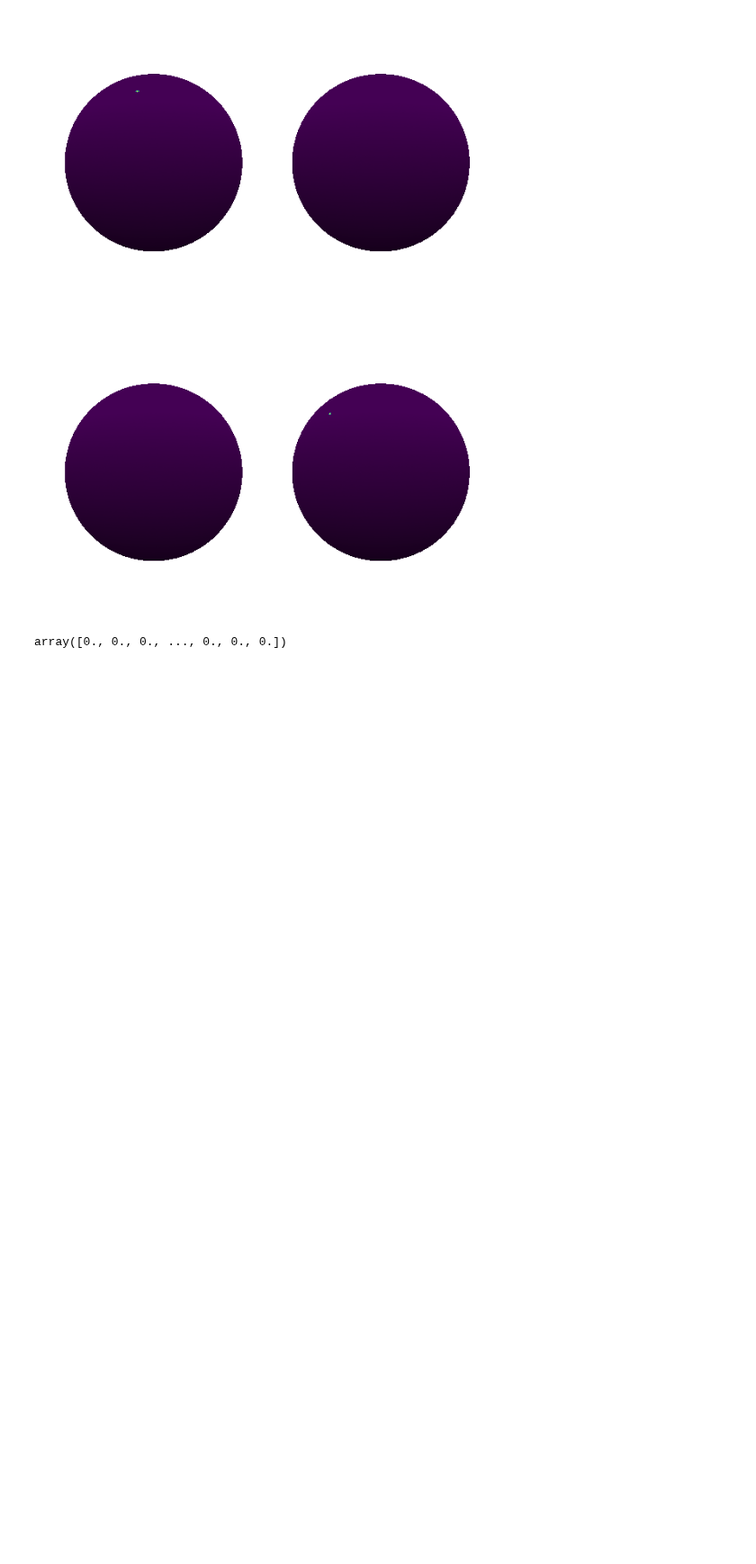
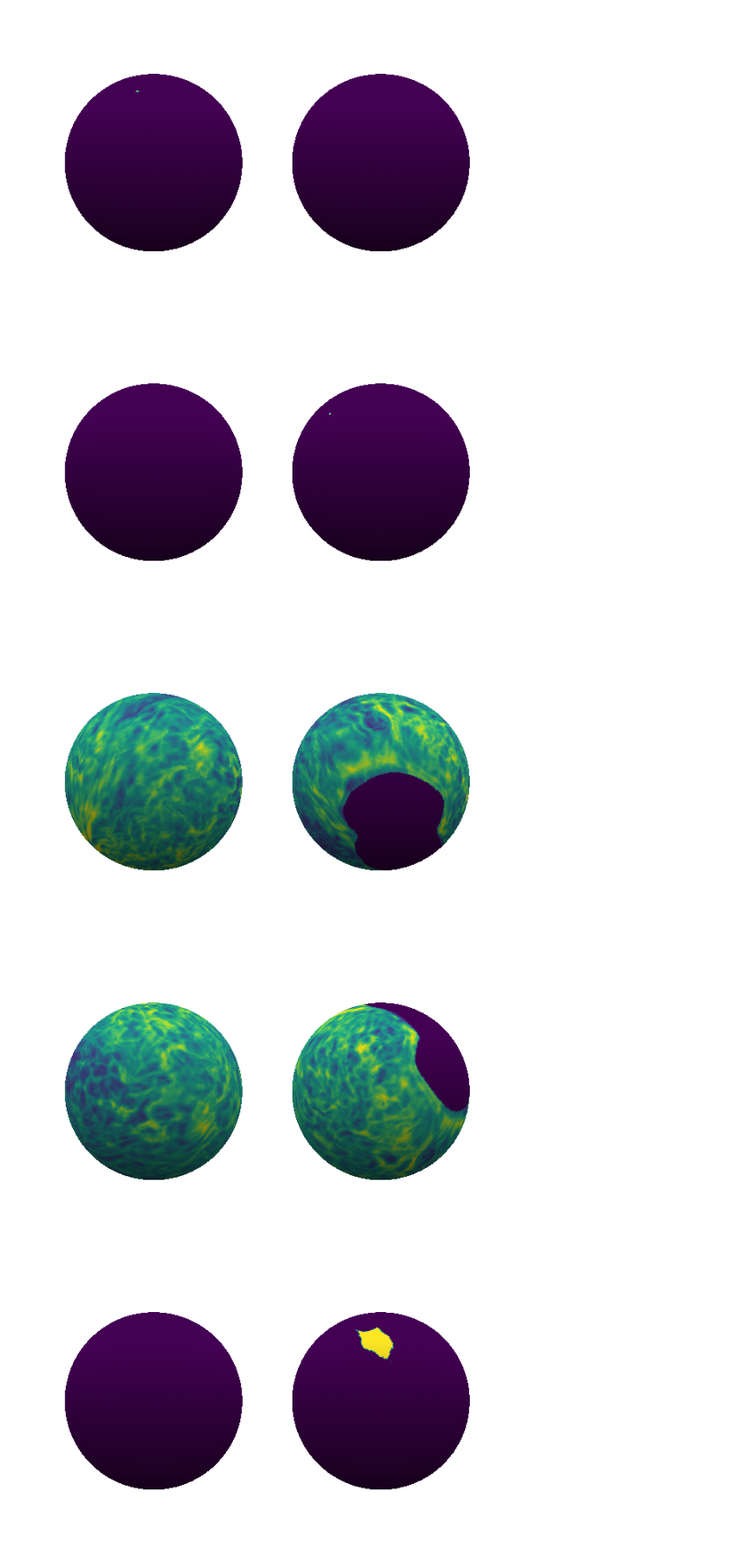
Before and after one commit to MELDProject/meld_graph, a Jupyter notebook: notebooks/spinning_implement.ipynb, the cells around one changed output. Shown at 90% size. Saved outputs shown, nothing was run; the diff lists cells and outputs as text; code cells hidden in the pictures; blank space fills up the shorter version.

```diff
--- a/notebooks/spinning_implement.ipynb
+++ b/notebooks/spinning_implement.ipynb
@@ -124,4 +153,31 @@ spinned_lesion = augment.apply(lesion)
-# %%
-spinned_lesion
-# %% [output]
-array([0., 0., 0., ..., 0., 0., 0.])
+# %%
+#plot feature on icosphere
+msp.plot_surf(ico_ini['coords'],
+              ico_ini['faces'],
+              features_subj[:,3],
+              colorbar=False
+                 )
+
+# Plot spinned feature on icosphere
+msp.plot_surf(ico_ini['coords'],
+              ico_ini['faces'],
+              spinned_feature[:,3],
+              colorbar=False,
+                 )
+
+msp.plot_surf(ico_ini['coords'],
+              ico_ini['faces'],
+              labels_subj,
+              colorbar=False
+                 )
+
+# Plot spinned feature on icosphere
+msp.plot_surf(ico_ini['coords'],
+              ico_ini['faces'],
+              spinned_lesion,
+              colorbar=False,
+                 )
+# %% [output]
+[figure, added]
+[figure, added]
+[figure, added]
```
Also changed, not shown: parts of 3 cells of this notebook, 4 other files.
